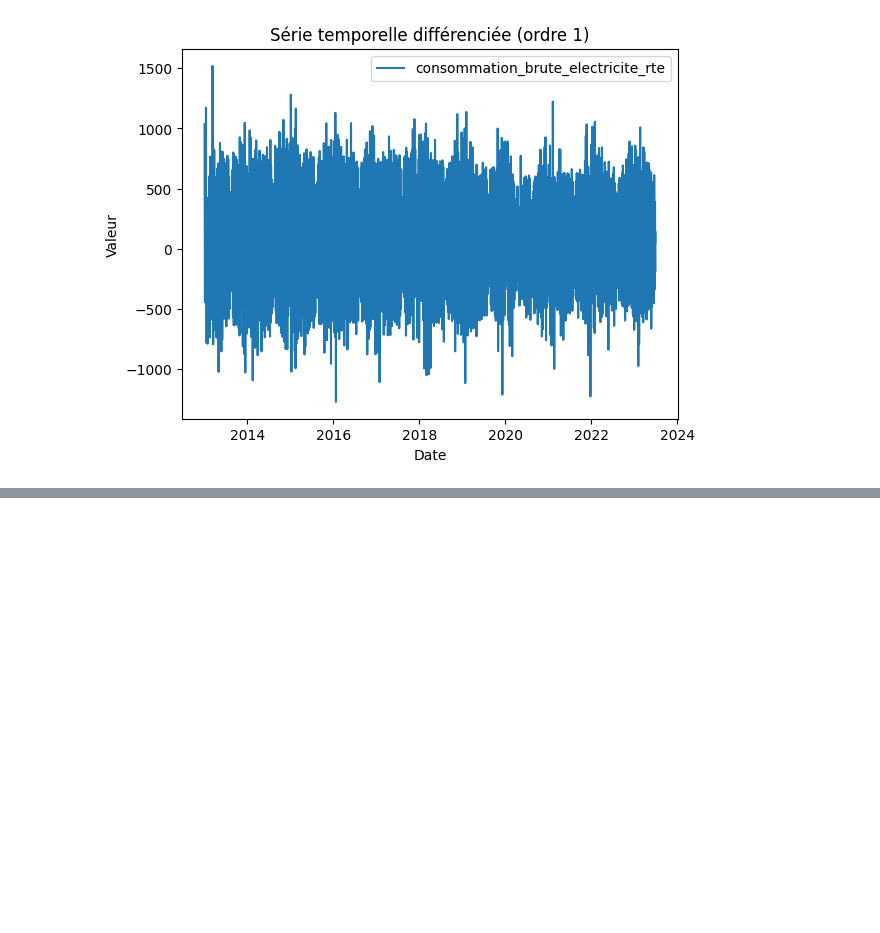
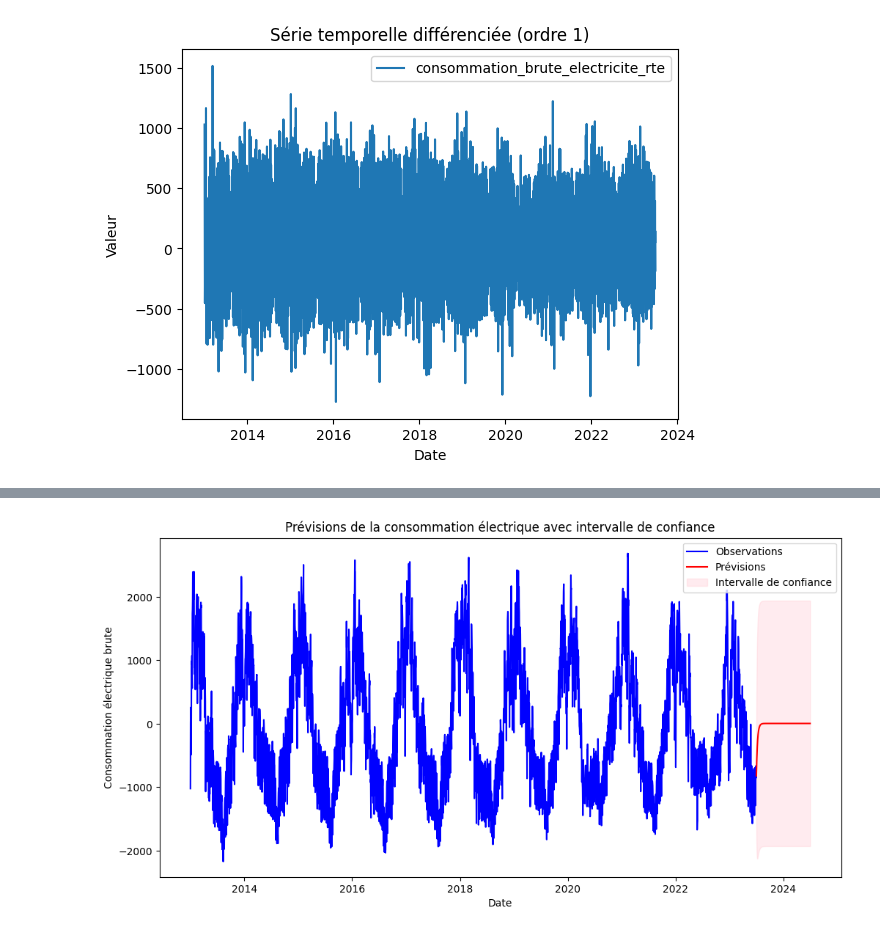
Before and after one commit to Noura-ou/Series_temporelles_CONSOMMATION_ELECTRIQUE, a Jupyter notebook: src/data_analyse.ipynb, the cells around one changed output, grey strips where cells are left out. Saved outputs shown, nothing was run; the diff lists cells and outputs as text; code cells hidden in the pictures; blank space fills up the shorter version.

```diff
--- a/src/data_analyse.ipynb
+++ b/src/data_analyse.ipynb
@@ -661,0 +732,33 @@ plt.show()
+# %%
+import matplotlib.pyplot as plt
+
+# Obtenez les prévisions pour une période future spécifique
+forecast_period = 365  # Par exemple, pour prédire 7 périodes à l'avance
+forecast = results.get_forecast(steps=forecast_period)
+
+# Obtenez les valeurs prédites
+forecast_mean = forecast.predicted_mean
+
+# Obtenez les intervalles de confiance pour les prévisions
+forecast_ci = forecast.conf_int()
+
+# Créez un graphique
+plt.figure(figsize=(12, 6))
+
+# Tracez les valeurs prédites
+plt.plot(serie_temporelle_lissee.index, serie_temporelle_lissee['consommation_brute_electricite_rte'], label='Observations', color='blue')
+plt.plot(forecast_mean.index, forecast_mean.values, label='Prévisions', color='red')
+
+# Remplissez les intervalles de confiance
+plt.fill_between(forecast_ci.index, forecast_ci.iloc[:, 0], forecast_ci.iloc[:, 1], color='pink', alpha=0.3, label='Intervalle de confiance')
+
+# Ajoutez des étiquettes et une légende
+plt.xlabel('Date')
+plt.ylabel('Consommation électrique brute')
+plt.title('Prévisions de la consommation électrique avec intervalle de confiance')
+plt.legend()
+
+# Affichez le graphique
+plt.show()
+# %% [output]
+[figure, added]
```
Also changed, not shown: parts of 13 cells of this notebook.
